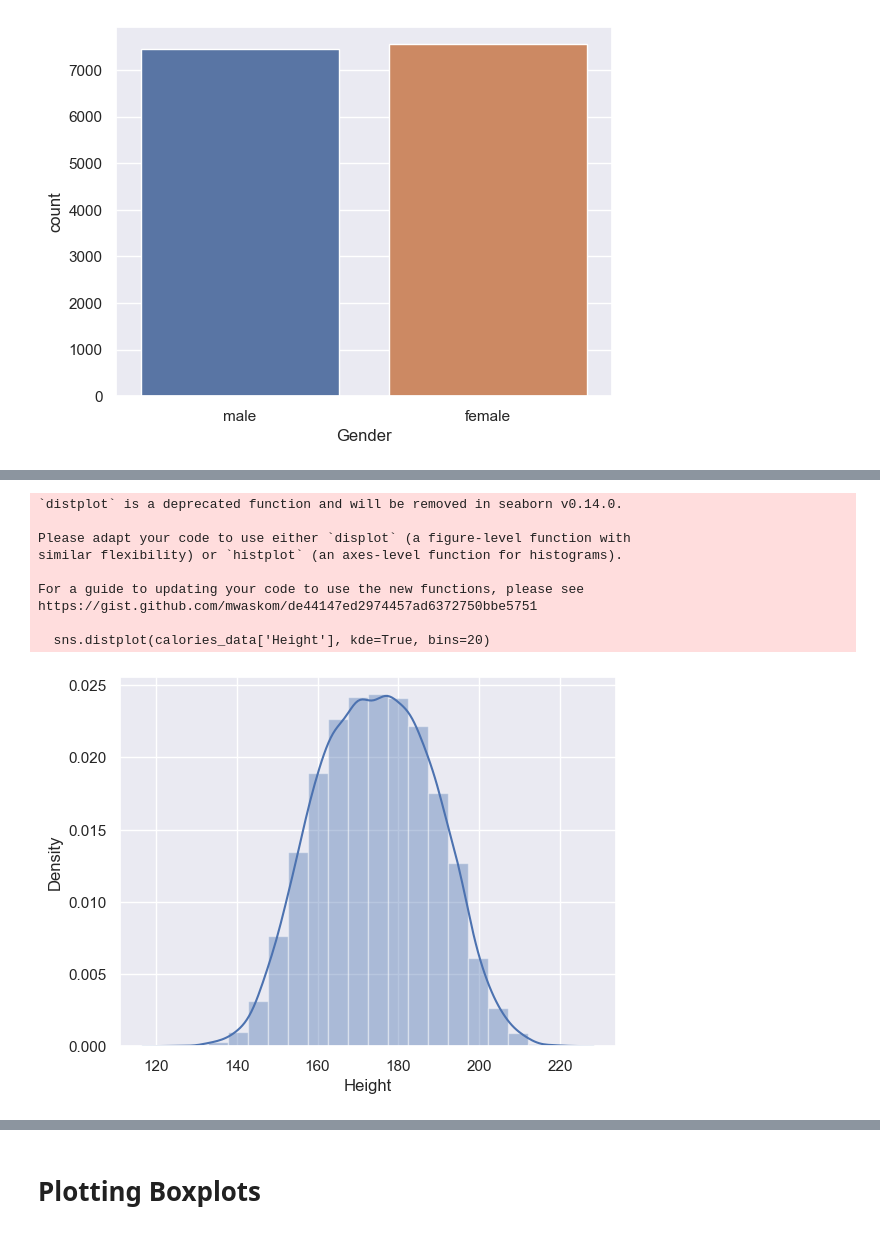
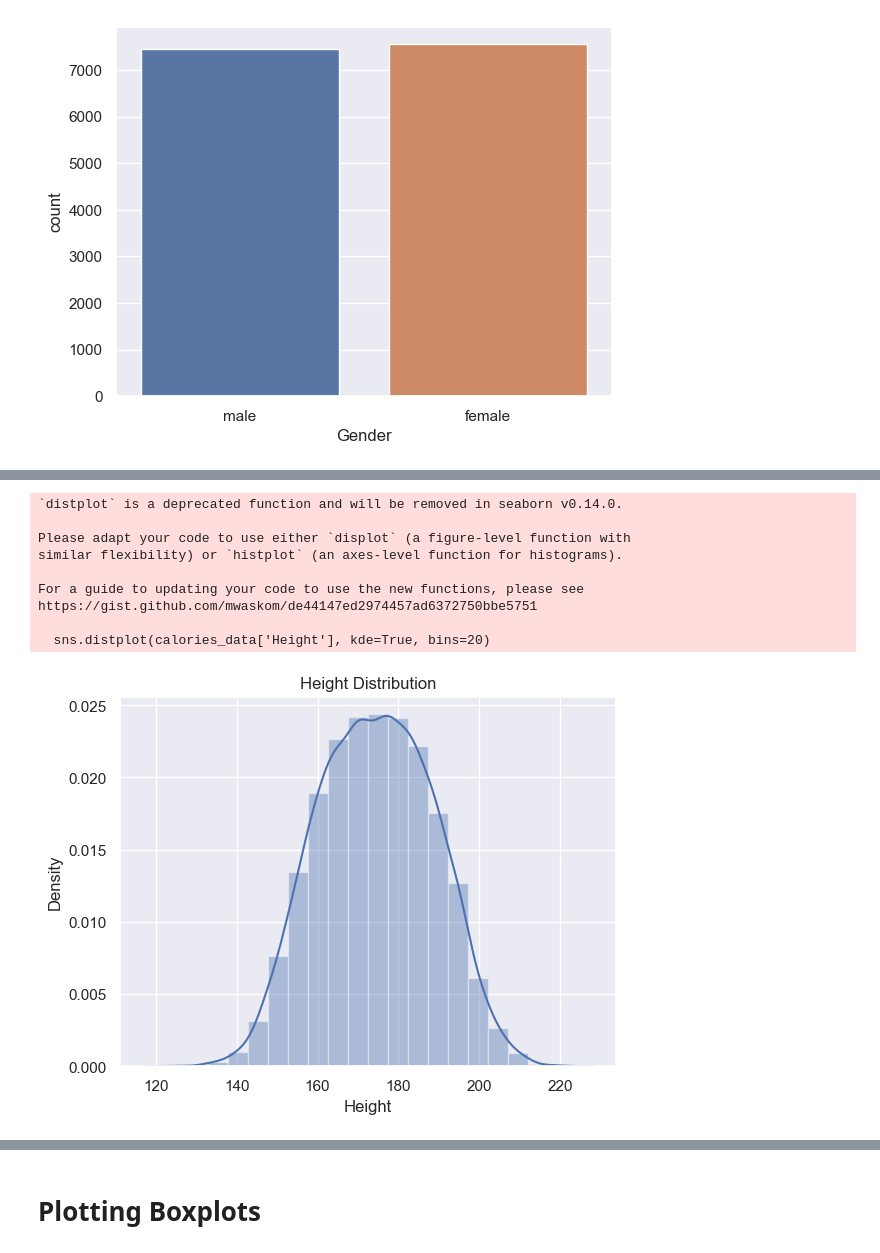
Before and after one commit to Samhan-6/CaloriesBurnPrediction, a Jupyter notebook: Calories Burn Prediction.ipynb, the cells around one changed output, grey strips where cells are left out. Cells and saved outputs as stored; diff of their text form; code cells hidden in the pictures.

```diff
--- a/Calories Burn Prediction.ipynb
+++ b/Calories Burn Prediction.ipynb
@@ -147,18 +148,19 @@ https://gist.github.com/mwaskom/de44147ed2974457ad6372750bbe5751
 # %%
 # finding the distribution of "Height" column
 sns.distplot(calories_data['Height'], kde=True, bins=20)
+plt.title("Height Distribution")
 plt.show()
 # %% [output]
 `distplot` is a deprecated function and will be removed in seaborn v0.14.0.
 
 Please adapt your code to use either `displot` (a figure-level function with
 similar flexibility) or `histplot` (an axes-level function for histograms).
 
 For a guide to updating your code to use the new functions, please see
 https://gist.github.com/mwaskom/de44147ed2974457ad6372750bbe5751
 
   sns.distplot(calories_data['Height'], kde=True, bins=20)
-[figure, old version]
+[figure, new version]
 # %%
 # finding the distribution of "Weight" column
 sns.distplot(calories_data['Weight'], kde=True, bins=20)
```
Also changed, not shown: parts of 15 cells of this notebook.
